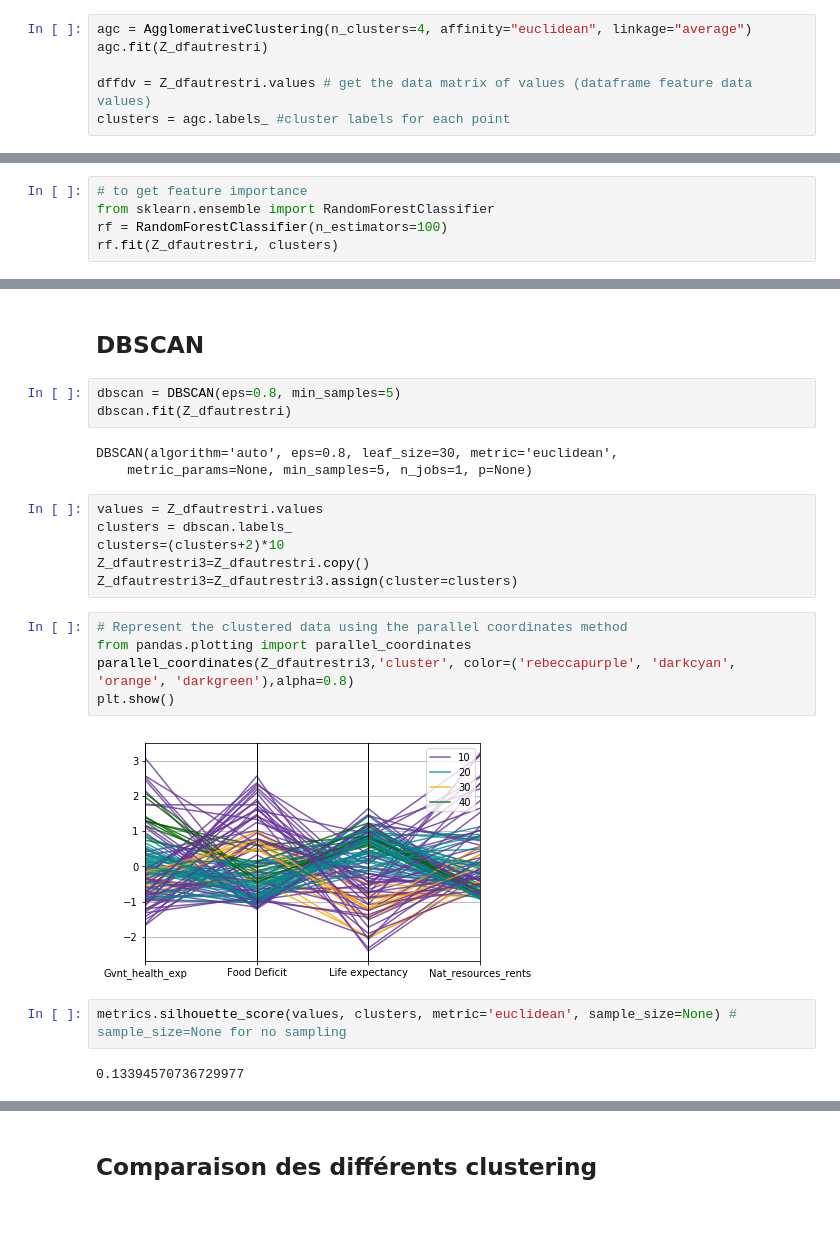
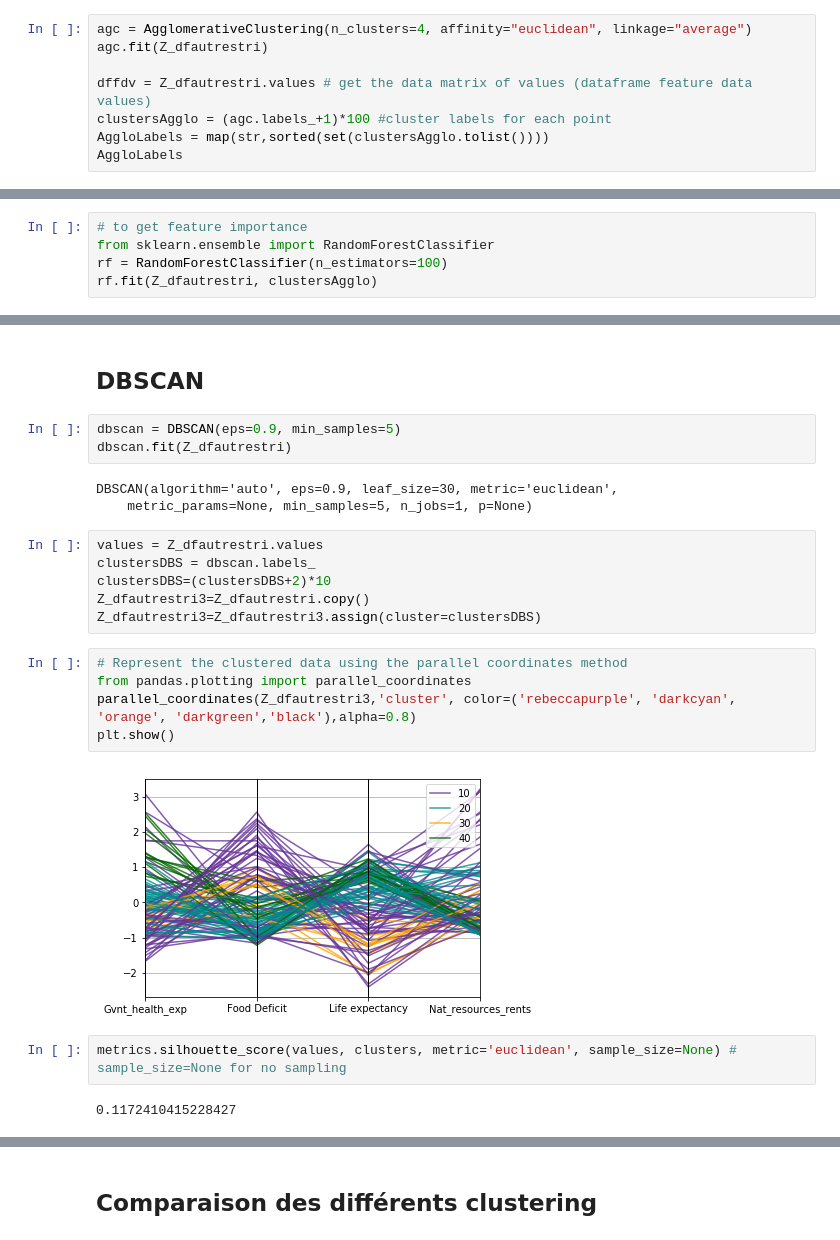
Before and after one commit to hgit2/IAproject, a Jupyter notebook: Projet_IA_clustering_classification.ipynb, the cells around one changed output, grey strips where cells are left out. Cells and saved outputs as stored; diff of their text form.

```diff
--- a/Projet_IA_clustering_classification.ipynb
+++ b/Projet_IA_clustering_classification.ipynb
@@ -319,4 +317,6 @@ agc = AgglomerativeClustering(n_clusters=4, affinity="euclidean", linkage="avera
 agc.fit(Z_dfautrestri)
 
 dffdv = Z_dfautrestri.values # get the data matrix of values (dataframe feature data values)
-clusters = agc.labels_ #cluster labels for each point
+clustersAgglo = (agc.labels_+1)*100 #cluster labels for each point
+AggloLabels = map(str,sorted(set(clustersAgglo.tolist())))
+AggloLabels
@@ -346,7 +348,7 @@ metrics.silhouette_score(dffdv, clusters, metric='euclidean', sample_size=None)
 # to get feature importance
 from sklearn.ensemble import RandomForestClassifier
 rf = RandomForestClassifier(n_estimators=100)
-rf.fit(Z_dfautrestri, clusters)
+rf.fit(Z_dfautrestri, clustersAgglo)
 # %% [output]
 RandomForestClassifier(bootstrap=True, class_weight=None, criterion='gini',
             max_depth=None, max_features='auto', max_leaf_nodes=None,
@@ -506,26 +508,26 @@ We can see how the different classes are characterized by:
 # %% [markdown]
 ## DBSCAN
 # %%
-dbscan = DBSCAN(eps=0.8, min_samples=5)
+dbscan = DBSCAN(eps=0.9, min_samples=5)
 dbscan.fit(Z_dfautrestri)
 # %% [output]
-DBSCAN(algorithm='auto', eps=0.8, leaf_size=30, metric='euclidean',
+DBSCAN(algorithm='auto', eps=0.9, leaf_size=30, metric='euclidean',
     metric_params=None, min_samples=5, n_jobs=1, p=None)
 # %%
 values = Z_dfautrestri.values
-clusters = dbscan.labels_
-clusters=(clusters+2)*10
+clustersDBS = dbscan.labels_
+clustersDBS=(clustersDBS+2)*10
 Z_dfautrestri3=Z_dfautrestri.copy()
-Z_dfautrestri3=Z_dfautrestri3.assign(cluster=clusters)
+Z_dfautrestri3=Z_dfautrestri3.assign(cluster=clustersDBS)
 # %%
 # Represent the clustered data using the parallel coordinates method
 from pandas.plotting import parallel_coordinates
-parallel_coordinates(Z_dfautrestri3,'cluster', color=('rebeccapurple', 'darkcyan', 'orange', 'darkgreen'),alpha=0.8)
+parallel_coordinates(Z_dfautrestri3,'cluster', color=('rebeccapurple', 'darkcyan', 'orange', 'darkgreen','black'),alpha=0.8)
 plt.show()
 # %% [output]
-[figure, old version]
+[figure, new version]
 # %%
 metrics.silhouette_score(values, clusters, metric='euclidean', sample_size=None) # sample_size=None for no sampling
 # %% [output]
-0.13394570736729977
+0.1172410415228427
 # %%
```
Also changed, not shown: parts of 26 cells of this notebook.
